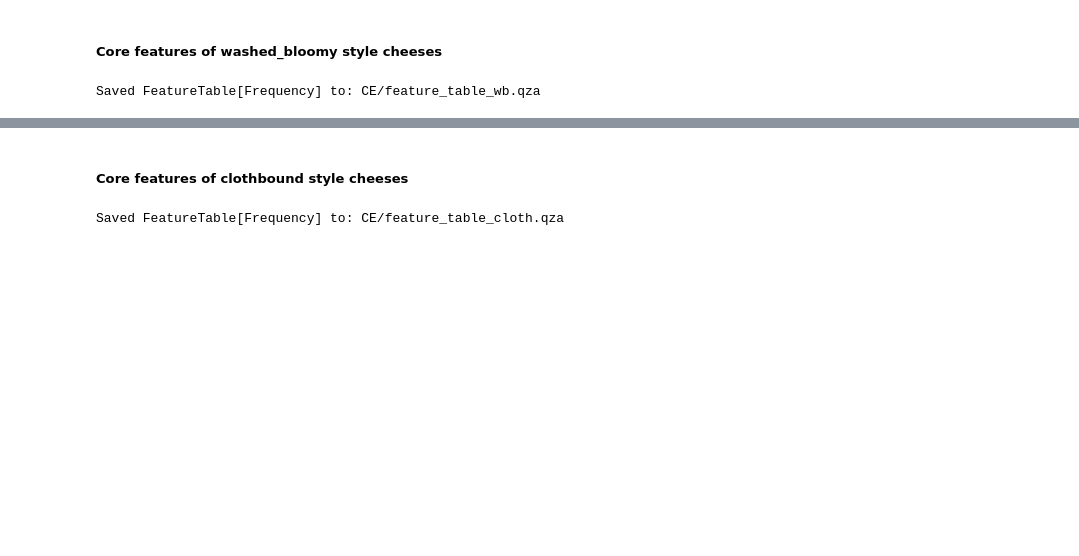
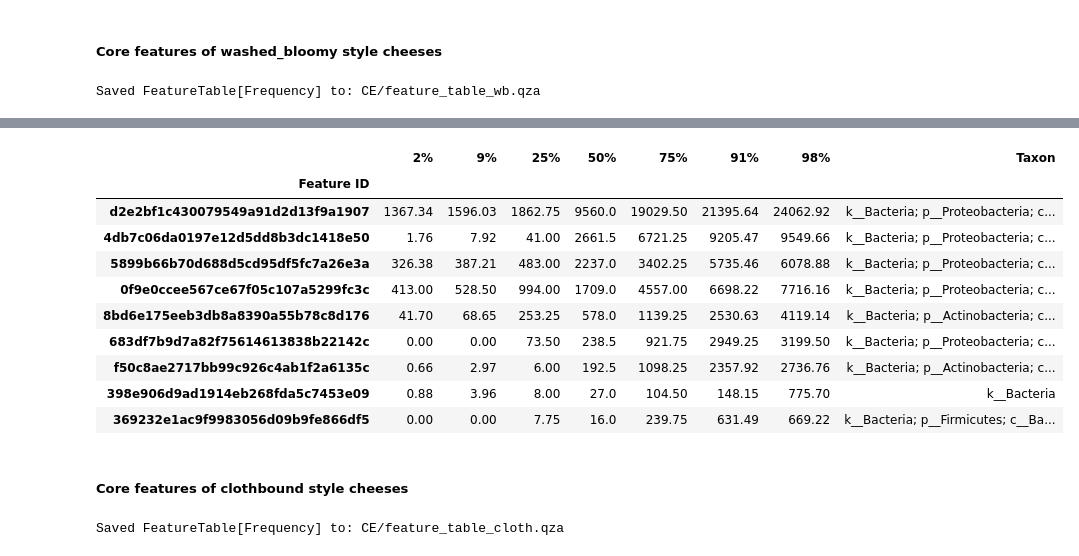
Before and after one commit to besutter1/Cheez-Eyez, a Jupyter notebook: core_microbiota.ipynb, the cells around one changed output, grey strips where cells are left out. Saved outputs shown, nothing was run; the diff lists cells and outputs as text; code cells hidden in the pictures; blank space fills up the shorter version.

```diff
--- a/core_microbiota.ipynb
+++ b/core_microbiota.ipynb
@@ -523,0 +600,8 @@ Saved FeatureTable[Frequency] to: CE/feature_table_blue.qza
+# %%
+#read tsv file into dataframe
+#add taxa column
+core_blue = pd.read_csv(f'{data_dir}/core_microbiota_list_blue.tsv', sep ='\t')
+core_blue.set_index('Feature ID', inplace = True)
+core_blue_taxa = core_blue.join(taxa['Taxon'])
+pd.set_option('max_colwidth', 150)
+core_blue_taxa
@@ -535,3 +647,23 @@ Saved FeatureTable[Frequency] to: CE/feature_table_wb.qza
+# %%
+#read tsv file into dataframe
+#add taxa column
+core_wb = pd.read_csv(f'{data_dir}/core_microbiota_list_wb.tsv', sep ='\t')
+core_wb.set_index('Feature ID', inplace = True)
+core_wb_taxa = core_wb.join(taxa['Taxon'])
+pd.set_option('max_colwidth', 150)
+core_wb_taxa
+# %% [output]
+|  | 2% | 9% | 25% | 50% | 75% | 91% | 98% | Taxon |
+| Feature ID |  |  |  |  |  |  |  |  |
+| d2e2bf1c430079549a91d2d13f9a1907 | 1367.34 | 1596.03 | 1862.75 | 9560.0 | 19029.50 | 21395.64 | 24062.92 | k__Bacteria; p__Proteobacteria; c... |
+| 4db7c06da0197e12d5dd8b3dc1418e50 | 1.76 | 7.92 | 41.00 | 2661.5 | 6721.25 | 9205.47 | 9549.66 | k__Bacteria; p__Proteobacteria; c... |
+| 5899b66b70d688d5cd95df5fc7a26e3a | 326.38 | 387.21 | 483.00 | 2237.0 | 3402.25 | 5735.46 | 6078.88 | k__Bacteria; p__Proteobacteria; c... |
+| 0f9e0ccee567ce67f05c107a5299fc3c | 413.00 | 528.50 | 994.00 | 1709.0 | 4557.00 | 6698.22 | 7716.16 | k__Bacteria; p__Proteobacteria; c... |
+| 8bd6e175eeb3db8a8390a55b78c8d176 | 41.70 | 68.65 | 253.25 | 578.0 | 1139.25 | 2530.63 | 4119.14 | k__Bacteria; p__Actinobacteria; c... |
+| 683df7b9d7a82f75614613838b22142c | 0.00 | 0.00 | 73.50 | 238.5 | 921.75 | 2949.25 | 3199.50 | k__Bacteria; p__Proteobacteria; c... |
+| f50c8ae2717bb99c926c4ab1f2a6135c | 0.66 | 2.97 | 6.00 | 192.5 | 1098.25 | 2357.92 | 2736.76 | k__Bacteria; p__Actinobacteria; c... |
+| 398e906d9ad1914eb268fda5c7453e09 | 0.88 | 3.96 | 8.00 | 27.0 | 104.50 | 148.15 | 775.70 | k__Bacteria |
+| 369232e1ac9f9983056d09b9fe866df5 | 0.00 | 0.00 | 7.75 | 16.0 | 239.75 | 631.49 | 669.22 | k__Bacteria; p__Firmicutes; c__Ba... |
 # %% [markdown]
 ##### Core features of clothbound style cheeses
 # %%
```
Also changed, not shown: parts of 16 cells of this notebook.
